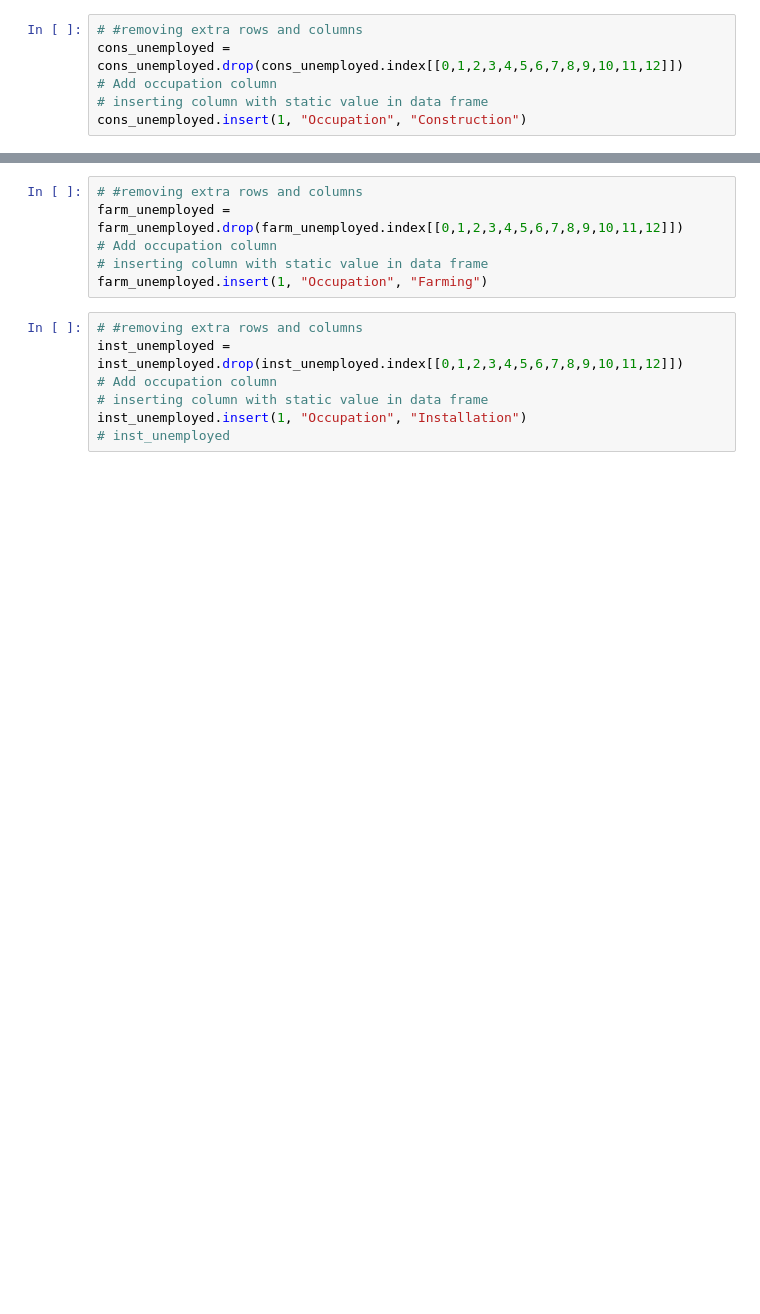
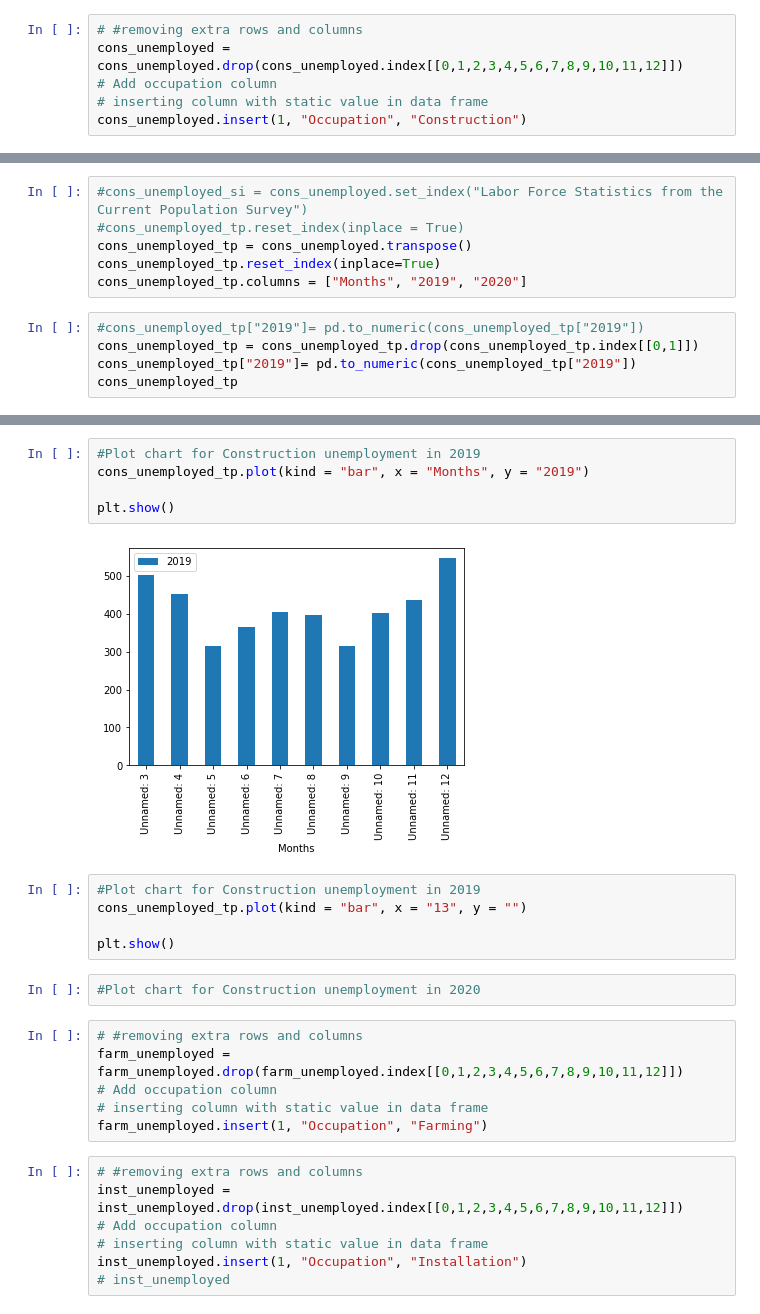
Before and after one commit to adrianstrecker/project-1, a Jupyter notebook: Project-PB/Count of Unemployed by Occupation .Ver 2.ipynb, the cells around one changed output, grey strips where cells are left out. Drawn from its saved outputs; the diff is of its cells as text; blank space fills up the shorter version.

```diff
--- a/Project-PB/Count of Unemployed by Occupation .Ver 2.ipynb
+++ b/Project-PB/Count of Unemployed by Occupation .Ver 2.ipynb
@@ -50,0 +57,11 @@ cons_unemployed.insert(1, "Occupation", "Construction")
+# %%
+#cons_unemployed_si = cons_unemployed.set_index("Labor Force Statistics from the Current Population Survey")
+#cons_unemployed_tp.reset_index(inplace = True)
+cons_unemployed_tp = cons_unemployed.transpose()
+cons_unemployed_tp.reset_index(inplace=True)
+cons_unemployed_tp.columns = ["Months", "2019", "2020"]
+# %%
+#cons_unemployed_tp["2019"]= pd.to_numeric(cons_unemployed_tp["2019"])
+cons_unemployed_tp = cons_unemployed_tp.drop(cons_unemployed_tp.index[[0,1]])
+cons_unemployed_tp["2019"]= pd.to_numeric(cons_unemployed_tp["2019"])
+cons_unemployed_tp
@@ -51,3 +80,17 @@ cons_unemployed.insert(1, "Occupation", "Construction")
+# %%
+#Plot chart for Construction unemployment in 2019
+cons_unemployed_tp.plot(kind = "bar", x = "Months", y = "2019")
+
+plt.show()
+# %% [output]
+[figure, added]
+# %%
+#Plot chart for Construction unemployment in 2019
+cons_unemployed_tp.plot(kind = "bar", x = "13", y = "")
+
+plt.show()
+# %%
+#Plot chart for Construction unemployment in 2020
 # %%
 # #removing extra rows and columns
 farm_unemployed = farm_unemployed.drop(farm_unemployed.index[[0,1,2,3,4,5,6,7,8,9,10,11,12]])
```
Also changed, not shown: parts of 7 cells of this notebook, 29 other files.
